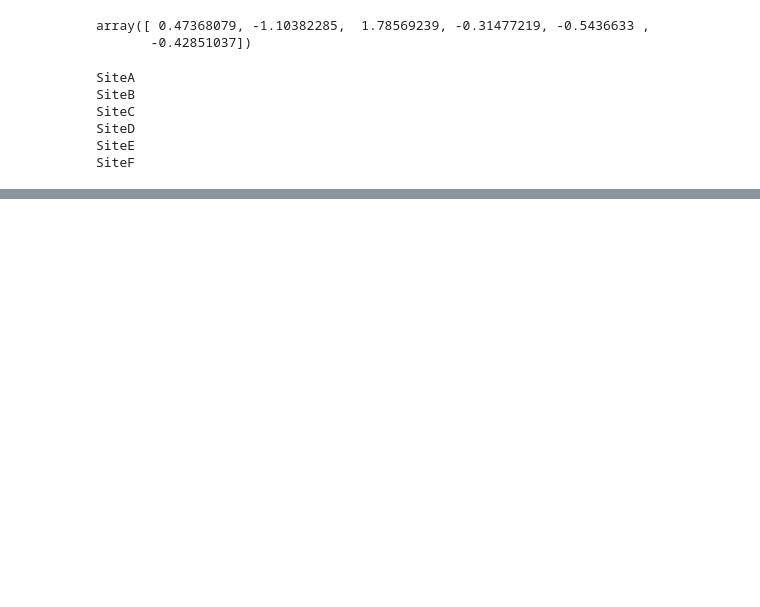
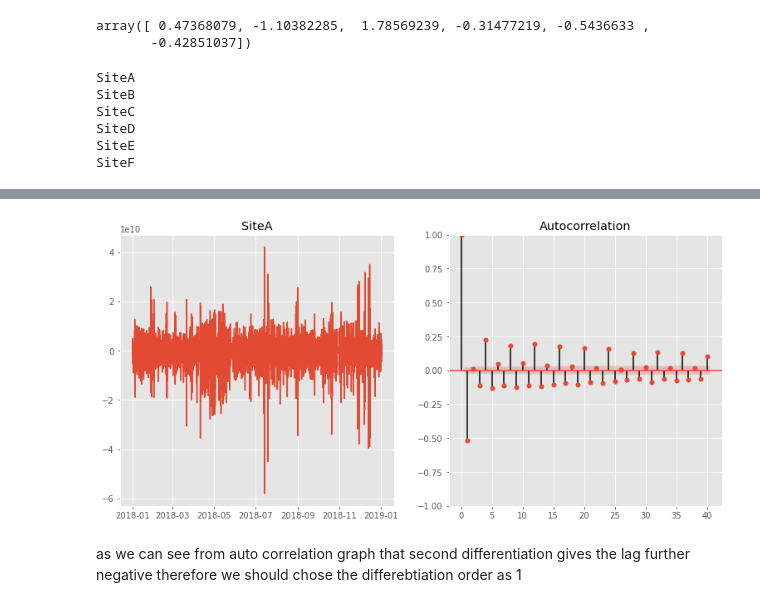
Before and after one commit to abidshafee/autoML-tsModel, a Jupyter notebook: AutoML_ts_Model.ipynb, the cells around one changed output, grey strips where cells are left out. Drawn from its saved outputs; the diff is of its cells as text; code cells hidden in the pictures; blank space fills up the shorter version.

```diff
--- a/AutoML_ts_Model.ipynb
+++ b/AutoML_ts_Model.ipynb
@@ -279,0 +250,12 @@ plt.tight_layout()
+# %%
+siteA_df2 = siteA_df.diff().dropna()
+
+fig, (ax1, ax2) = plt.subplots(1,2)
+ax1.plot(siteA_df2)
+ax1.set_title('SiteA')
+
+plot_acf(siteA_df2, ax=ax2);
+# %% [output]
+[figure, added]
+# %% [markdown]
+as we can see from auto correlation graph that second differentiation gives the lag further negative therefore we should chose the differebtiation order as 1
```
Also changed, not shown: parts of 30 cells of this notebook.
